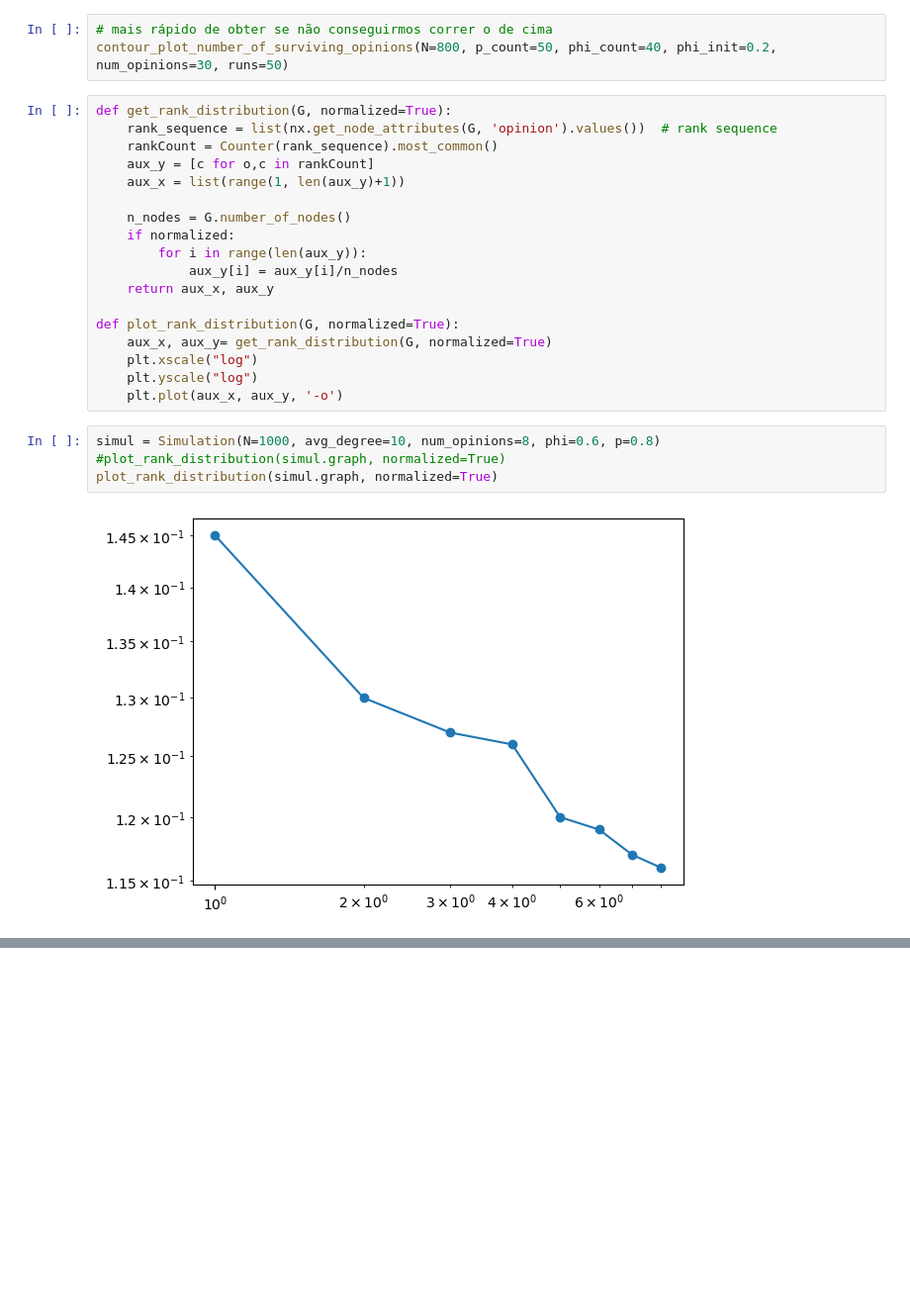
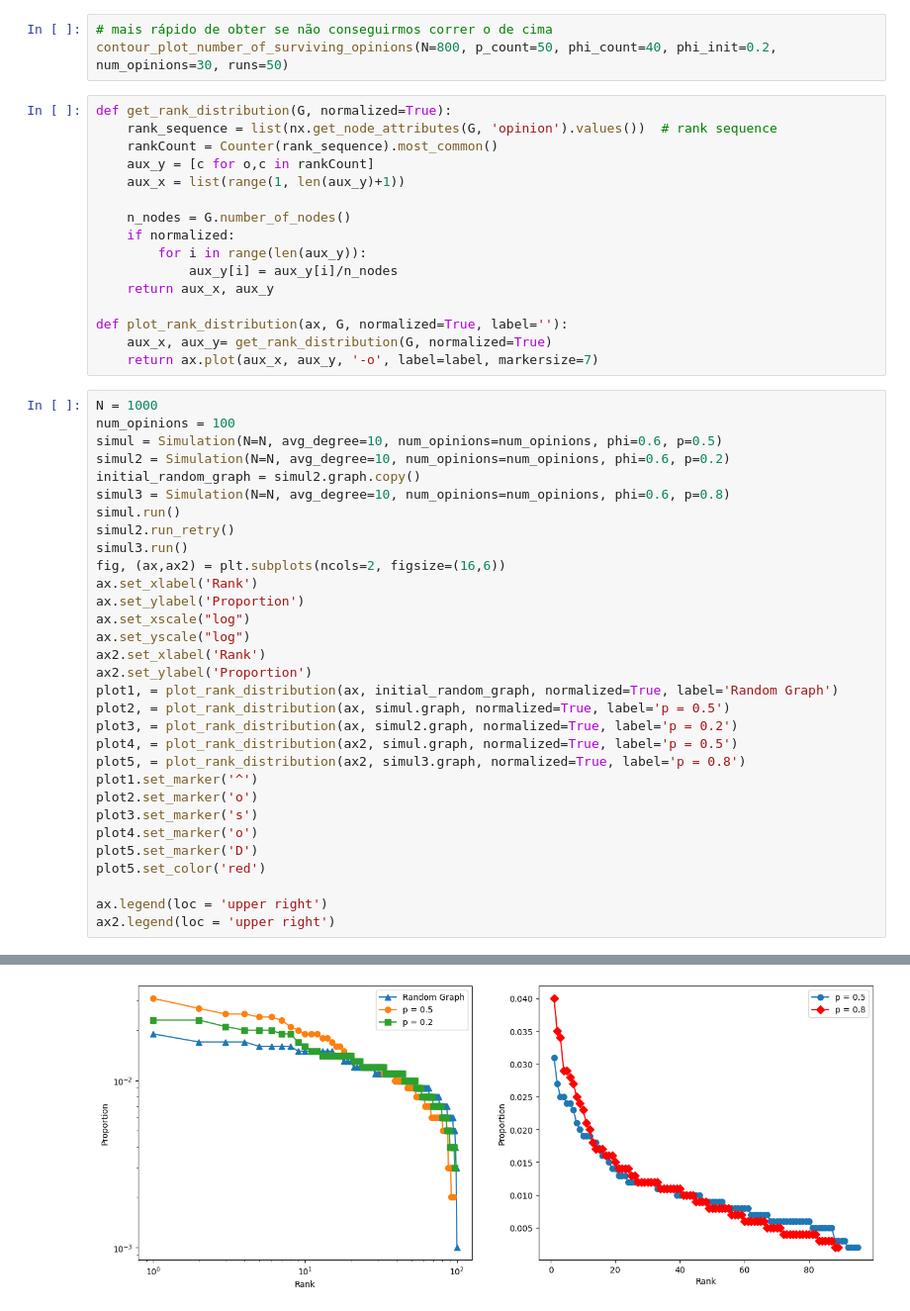
Before and after one commit to 1-0-GO/Coevolutionary-dynamics-of-opinions-and-networks--From-diversity-to-uniformity, a Jupyter notebook: simulation.ipynb, the cells around one changed output, grey strips where cells are left out. Shown at 99% size. Drawn from its saved outputs; the diff is of its cells as text; blank space fills up the shorter version.

```diff
--- a/simulation.ipynb
+++ b/simulation.ipynb
@@ -258,14 +270,38 @@ def get_rank_distribution(G, normalized=True):
             aux_y[i] = aux_y[i]/n_nodes
     return aux_x, aux_y
 
-def plot_rank_distribution(G, normalized=True):
+def plot_rank_distribution(ax, G, normalized=True, label=''):
     aux_x, aux_y= get_rank_distribution(G, normalized=True)
-    plt.xscale("log")
-    plt.yscale("log")
-    plt.plot(aux_x, aux_y, '-o')
+    return ax.plot(aux_x, aux_y, '-o', label=label, markersize=7)
-# %%
-simul = Simulation(N=1000, avg_degree=10, num_opinions=8, phi=0.6, p=0.8)
-#plot_rank_distribution(simul.graph, normalized=True)
-plot_rank_distribution(simul.graph, normalized=True)
-# %% [output]
-[figure, removed]
+# %%
+N = 1000
+num_opinions = 100
+simul = Simulation(N=N, avg_degree=10, num_opinions=num_opinions, phi=0.6, p=0.5)
+simul2 = Simulation(N=N, avg_degree=10, num_opinions=num_opinions, phi=0.6, p=0.2)
+initial_random_graph = simul2.graph.copy()
+simul3 = Simulation(N=N, avg_degree=10, num_opinions=num_opinions, phi=0.6, p=0.8)
+simul.run()
+simul2.run_retry()
+simul3.run()
+fig, (ax,ax2) = plt.subplots(ncols=2, figsize=(16,6))
+ax.set_xlabel('Rank')
+ax.set_ylabel('Proportion')
+ax.set_xscale("log")
+ax.set_yscale("log")
+ax2.set_xlabel('Rank')
+ax2.set_ylabel('Proportion')
+plot1, = plot_rank_distribution(ax, initial_random_graph, normalized=True, label='Random Graph')
+plot2, = plot_rank_distribution(ax, simul.graph, normalized=True, label='p = 0.5')
+plot3, = plot_rank_distribution(ax, simul2.graph, normalized=True, label='p = 0.2')
+plot4, = plot_rank_distribution(ax2, simul.graph, normalized=True, label='p = 0.5')
+plot5, = plot_rank_distribution(ax2, simul3.graph, normalized=True, label='p = 0.8')
+plot1.set_marker('^')
+plot2.set_marker('o')
+plot3.set_marker('s')
+plot4.set_marker('o')
+plot5.set_marker('D')
+plot5.set_color('red')
+
+ax.legend(loc = 'upper right')
+ax2.legend(loc = 'upper right')
+# %% [output]
@@ -271,0 +309 @@ plot_rank_distribution(simul.graph, normalized=True)
+[figure, added]
```
Also changed, not shown: parts of 4 cells of this notebook.
